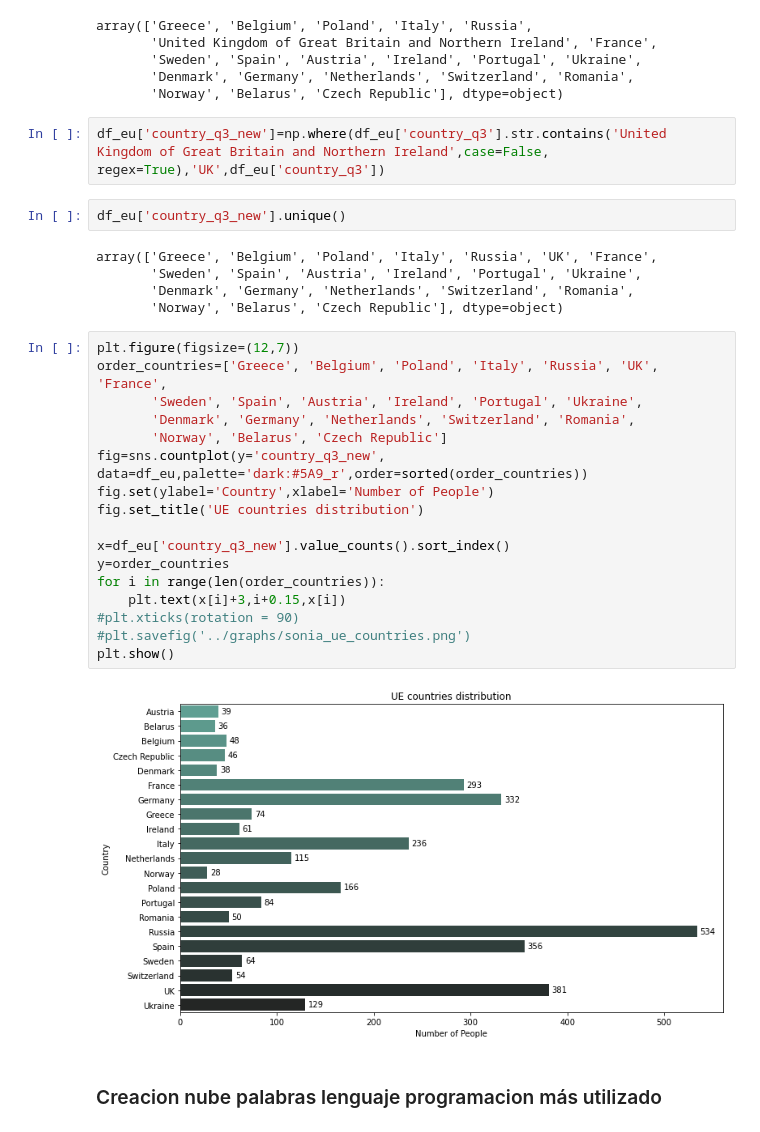
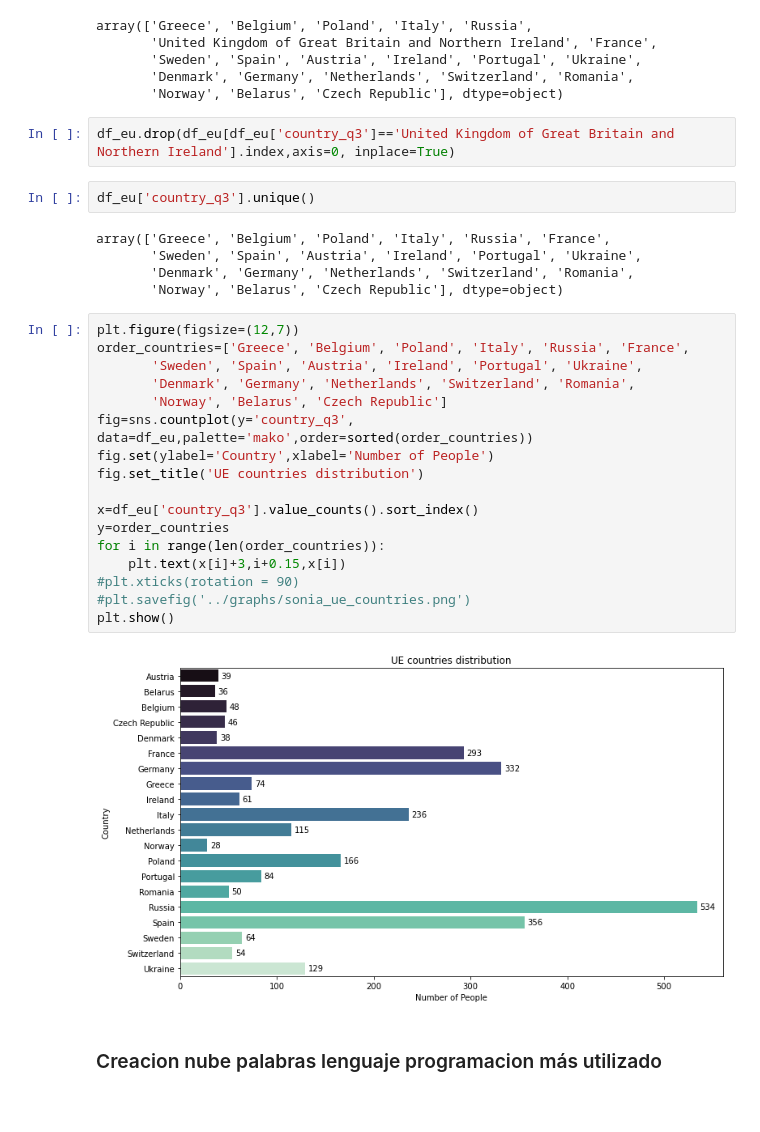
Before and after one commit to Adalab/project-da-promo-c-module-2-team-1, a Jupyter notebook: code/code_sonia_europe.ipynb, the cells around one changed output. Cells and saved outputs as stored; diff of their text form.

```diff
--- a/code/code_sonia_europe.ipynb
+++ b/code/code_sonia_europe.ipynb
@@ -53,33 +53,33 @@ array(['Greece', 'Belgium', 'Poland', 'Italy', 'Russia',
        'Denmark', 'Germany', 'Netherlands', 'Switzerland', 'Romania',
        'Norway', 'Belarus', 'Czech Republic'], dtype=object)
 # %%
-df_eu['country_q3_new']=np.where(df_eu['country_q3'].str.contains('United Kingdom of Great Britain and Northern Ireland',case=False, regex=True),'UK',df_eu['country_q3'])
+df_eu.drop(df_eu[df_eu['country_q3']=='United Kingdom of Great Britain and Northern Ireland'].index,axis=0, inplace=True)
 # %%
-df_eu['country_q3_new'].unique()
+df_eu['country_q3'].unique()
 # %% [output]
-array(['Greece', 'Belgium', 'Poland', 'Italy', 'Russia', 'UK', 'France',
+array(['Greece', 'Belgium', 'Poland', 'Italy', 'Russia', 'France',
        'Sweden', 'Spain', 'Austria', 'Ireland', 'Portugal', 'Ukraine',
        'Denmark', 'Germany', 'Netherlands', 'Switzerland', 'Romania',
        'Norway', 'Belarus', 'Czech Republic'], dtype=object)
 # %%
 plt.figure(figsize=(12,7))
-order_countries=['Greece', 'Belgium', 'Poland', 'Italy', 'Russia', 'UK', 'France',
+order_countries=['Greece', 'Belgium', 'Poland', 'Italy', 'Russia', 'France',
        'Sweden', 'Spain', 'Austria', 'Ireland', 'Portugal', 'Ukraine',
        'Denmark', 'Germany', 'Netherlands', 'Switzerland', 'Romania',
        'Norway', 'Belarus', 'Czech Republic']
-fig=sns.countplot(y='country_q3_new', data=df_eu,palette='dark:#5A9_r',order=sorted(order_countries))
+fig=sns.countplot(y='country_q3', data=df_eu,palette='mako',order=sorted(order_countries))
 fig.set(ylabel='Country',xlabel='Number of People')
 fig.set_title('UE countries distribution')
 
-x=df_eu['country_q3_new'].value_counts().sort_index()
+x=df_eu['country_q3'].value_counts().sort_index()
 y=order_countries
 for i in range(len(order_countries)):
     plt.text(x[i]+3,i+0.15,x[i])
 #plt.xticks(rotation = 90)
 #plt.savefig('../graphs/sonia_ue_countries.png')
 plt.show()
 # %% [output]
-[figure, old version]
+[figure, new version]
 # %% [markdown]
 ### Creacion nube palabras lenguaje programacion más utilizado
 # %%
```
Also changed, not shown: 6 other files.
